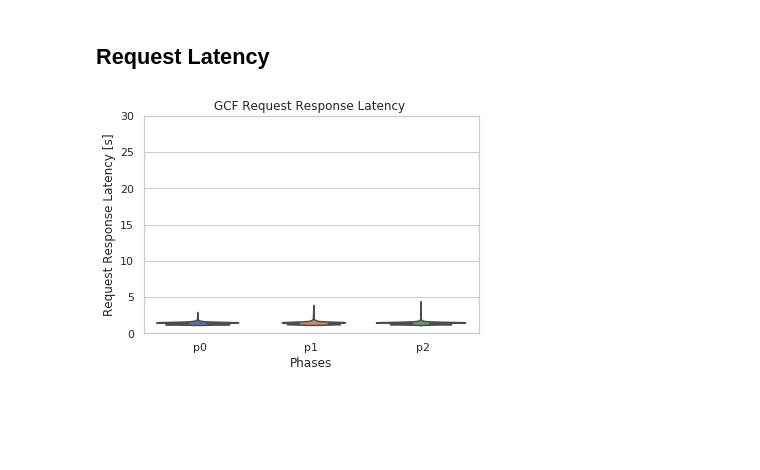
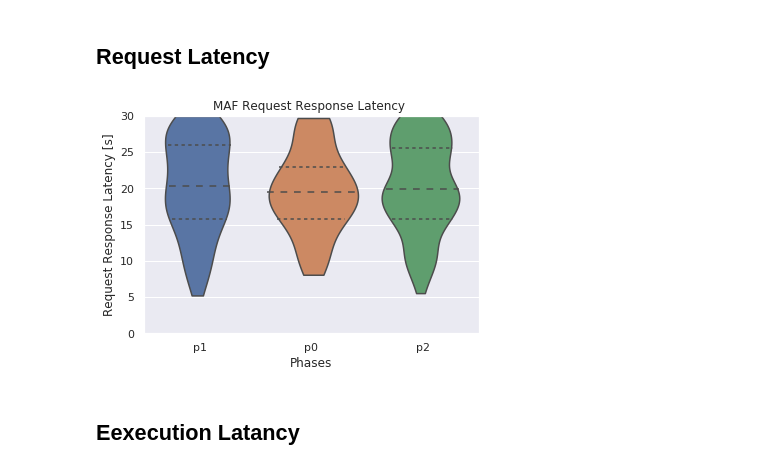
Before and after one commit to tawalaya/FaaSElasticityEngineering, a Jupyter notebook: SW-Analysis.ipynb, the cells around one changed output. Drawn from its saved outputs; the diff is of its cells as text; code cells hidden in the pictures; blank space fills up the shorter version.

Commit message:
More plots

```diff
--- a/SW-Analysis.ipynb
+++ b/SW-Analysis.ipynb
@@ -15,12 +15,27 @@ experiment_phase_labels = [*experiment_phase]
 # %%
 #config
 experiment_name = "full"
-providers = ["aws","ibm","gcf","azure"]
-num_repetitions = 1
-configs = [ "0,0,1","0,0,0.5","0,0,2","60,60,0.5","60,60,1"]
+load_raw = True
+all = None
+providers = None
+num_repetitions = None
+configs = None
 
-all = load(experiment_name, providers,configs,num_repetitions,True)
+if load_raw:
+
+    providers = ["aws","azure","ibm","gcf"]
+    num_repetitions = 1
+    configs = ["0,0,1", "0,0,2","0,0,0.5","60,60,1","60,60,0.5"]
+
+
+    all = load(experiment_name, providers,configs,num_repetitions,True)
+    all.to_csv("results/full.csv")
+else :
+    all = pd.read_csv("results/full.csv")#
+    providers = all["Provider"].unique()
+    num_repetitions = all["run"].max()
+    configs = all["WL"].unique()
+
 all.columns
-all.to_csv("results/full.csv")
 # %% [output]
 b'Skipping line 4058: expected 15 fields, saw 20\n'
@@ -43,7 +68,7 @@ style = {
     },
     "azure":{
         "name":"MAF",
-        "color":palette[3]
+        "color":palette[5]
     },
 }
 # %%
@@ -199,7 +227,7 @@ def plotRequestResponseViolin(ax,all,provider,workload):
     data = data[data["RCode"] != 429] #filters filed requests e.g. azure
     #data = data[data["Phase"].isin(["p1","p2"])]
     inner = None
-    sns.violinplot(x='Phase', y='RLat', data=data,  scale='area', inner=inner ,cut=0,ax=ax)
+    sns.violinplot(x='Phase', y='RLat', data=data,  scale='area',cut=0,ax=ax,  inner='quartile')
 
     #ax.set_yscale('log')
 
@@ -237,6 +265,8 @@ def plotRequestResponseViolin(ax,all,provider,workload):
 # %%
 fig,ax = plt.subplots()
 
-plotRequestResponseViolin(ax,all,"gcf","60,60,1")
+plotRequestResponseViolin(ax,all,"azure","60,60,1")
 # %% [output]
-[figure, old version]
+[figure, new version]
+# %% [markdown]
+## Eexecution Latancy
```
Also changed, not shown: parts of 16 cells of this notebook, 3 other files.
